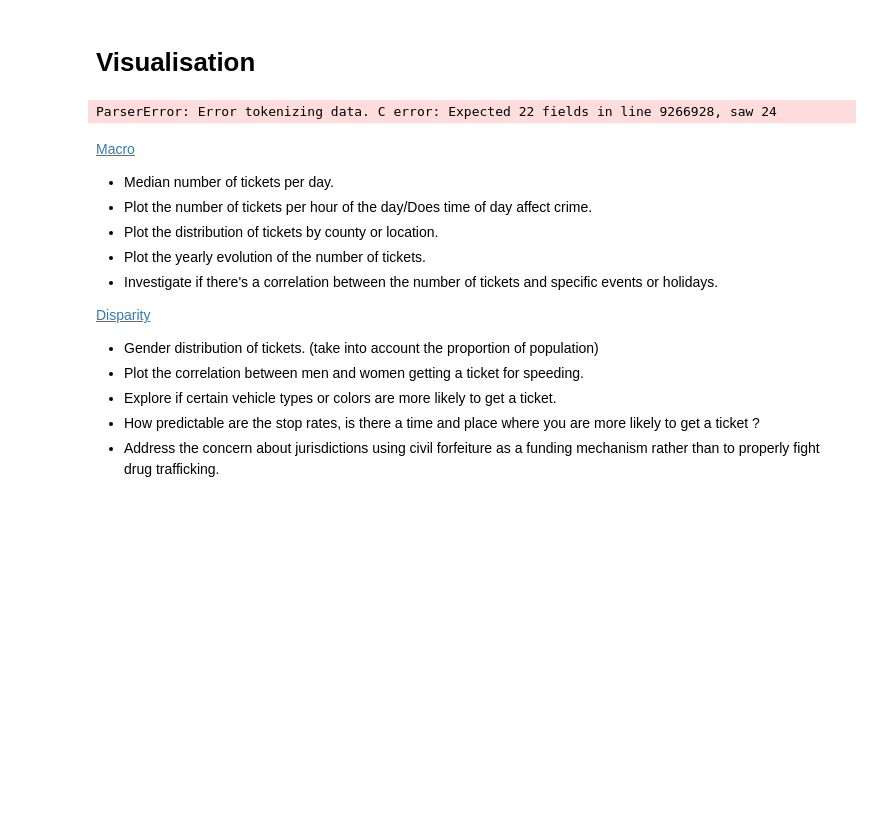
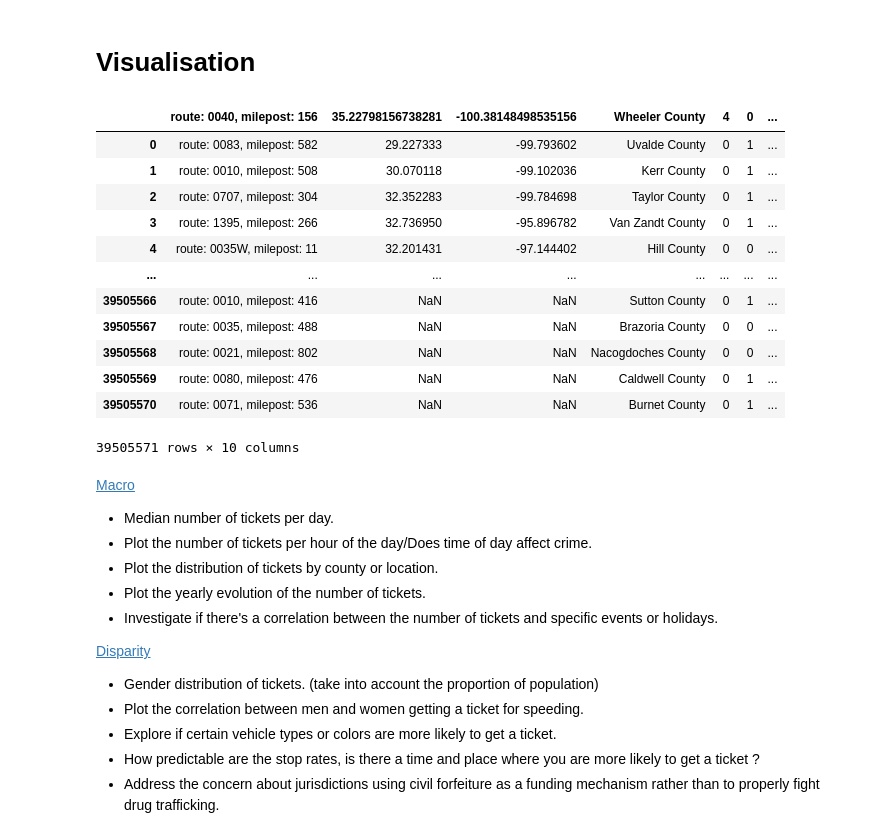
Before and after one commit to Luxchar/Criminalysis, a Jupyter notebook: notebooks/visualization.ipynb, the cells around one changed output. Saved outputs shown, nothing was run; the diff lists cells and outputs as text; code cells hidden in the pictures; blank space fills up the shorter version.

```diff
--- a/notebooks/visualization.ipynb
+++ b/notebooks/visualization.ipynb
@@ -3,10 +3,22 @@
 # %%
 import pandas as pd
 
-df = pd.read_csv('../data/tx_statewide_2020_04_01-002_cleaned.csv')
+df = pd.read_csv('../data/tx_statewide_2020_04_01-002_clean.csv')
 df
 # %% [output]
+|  | route: 0040, milepost: 156 | 35.22798156738281 | -100.38148498535156 | Wheeler County | 4 | 0 | ... |
+| 0 | route: 0083, milepost: 582 | 29.227333 | -99.793602 | Uvalde County | 0 | 1 | ... |
+| 1 | route: 0010, milepost: 508 | 30.070118 | -99.102036 | Kerr County | 0 | 1 | ... |
+| 2 | route: 0707, milepost: 304 | 32.352283 | -99.784698 | Taylor County | 0 | 1 | ... |
+| 3 | route: 1395, milepost: 266 | 32.736950 | -95.896782 | Van Zandt County | 0 | 1 | ... |
+| 4 | route: 0035W, milepost: 11 | 32.201431 | -97.144402 | Hill County | 0 | 0 | ... |
+| ... | ... | ... | ... | ... | ... | ... | ... |
+| 39505566 | route: 0010, milepost: 416 | NaN | NaN | Sutton County | 0 | 1 | ... |
+| 39505567 | route: 0035, milepost: 488 | NaN | NaN | Brazoria County | 0 | 0 | ... |
+| 39505568 | route: 0021, milepost: 802 | NaN | NaN | Nacogdoches County | 0 | 0 | ... |
+| 39505569 | route: 0080, milepost: 476 | NaN | NaN | Caldwell County | 0 | 1 | ... |
+| 39505570 | route: 0071, milepost: 536 | NaN | NaN | Burnet County | 0 | 1 | ... |
-ParserError: Error tokenizing data. C error: Expected 22 fields in line 9266928, saw 24
+39505571 rows × 10 columns
 # %% [markdown]
 [Macro](#Macro)
 - Median number of tickets per day.
```
Also changed, not shown: 1 other file.
